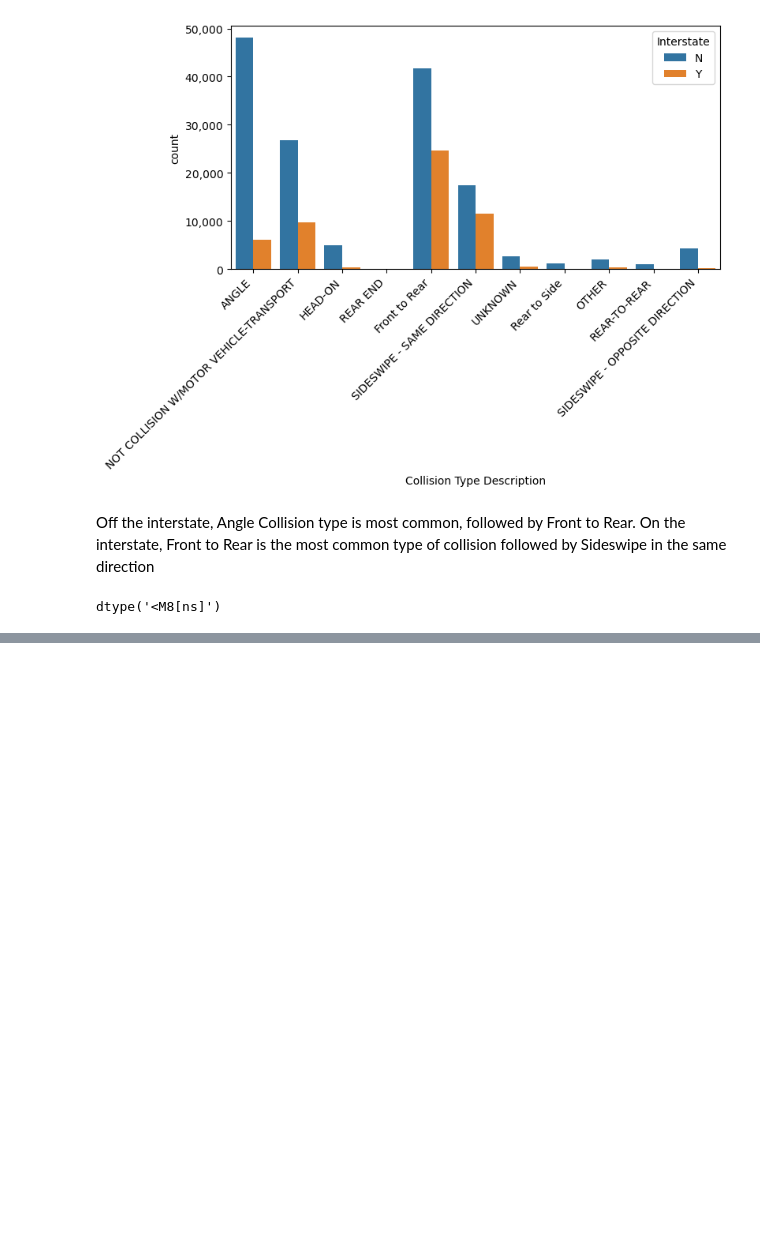
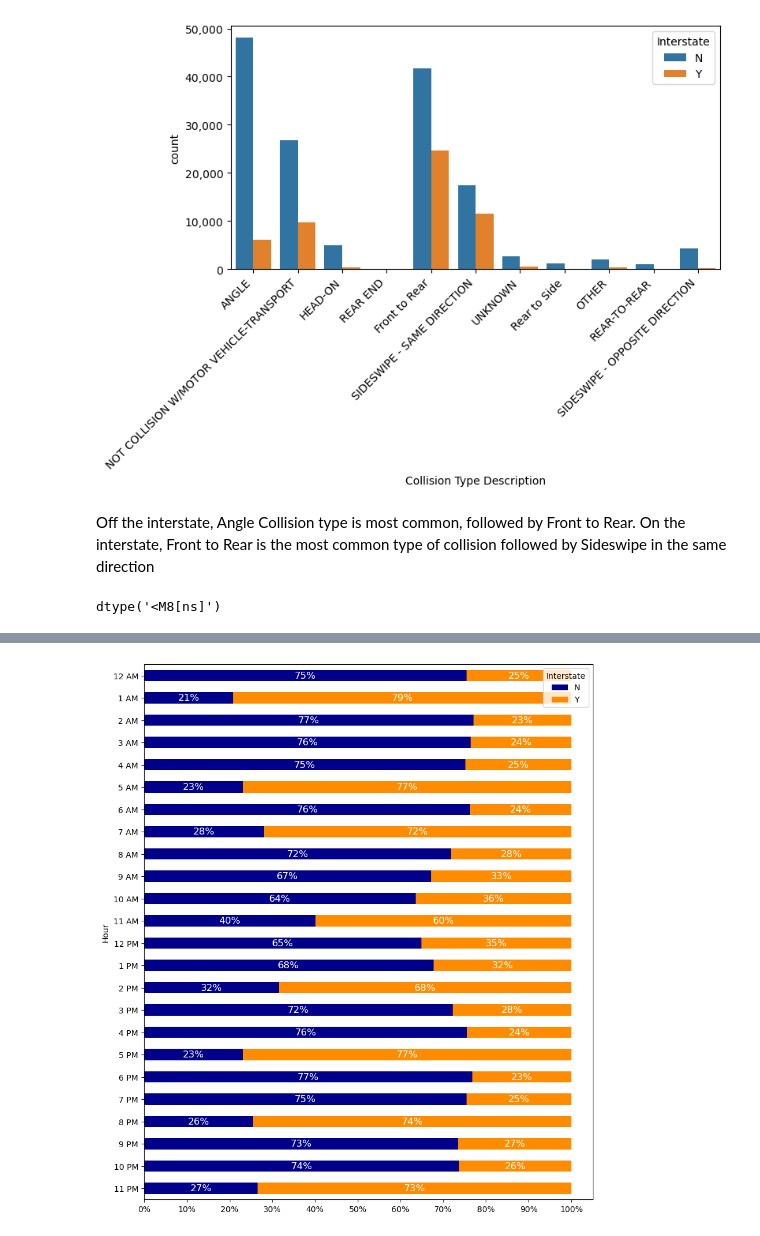
Before and after one commit to essetetsahai/nashville_traffic, a Jupyter notebook: notebooks/traffic_notebook.ipynb, the cells around one changed output, grey strips where cells are left out. Saved outputs shown, nothing was run; the diff lists cells and outputs as text; code cells hidden in the pictures; blank space fills up the shorter version.

```diff
--- a/notebooks/traffic_notebook.ipynb
+++ b/notebooks/traffic_notebook.ipynb
@@ -1220,0 +1227,4 @@ plt.show()
+# %%
+hr_itpv = hr_itp.sort_index(ascending = False).pivot_table(index = 'Hour', columns = 'Interstate', values = 'pct', sort = False)
+#hr_itpv = hr_itpv.reset_index()
+hr_itpv
@@ -1220,0 +1250,29 @@ plt.show()
+# %%
+colors= [ 'darkblue', 'darkorange']
+ax = hr_itpv.plot(kind = 'barh', stacked = True, ylabel = 'Hour', color=colors,  figsize=(10,12))
+xt = np.arange(0, 1.1, 0.1)
+xl = ['{}%'.format(i) for i in np.arange(0,101,10)]
+plt.xticks(xt, xl)
+
+for rect in ax.patches:
+    # Find where everything is located
+    height = rect.get_height()
+    width = rect.get_width()
+    x = rect.get_x()
+    y = rect.get_y()
+
+    # The width of the bar is the data value and can be used as the label
+    label_text = f'{width:.0%}'  # f'{height:.2f}' to format decimal values
+
+    # ax.text(x, y, text)
+    label_x = x + width / 2
+    label_y = y + height / 2
+
+    # plot only when height is greater than specified value
+    if width > 0:
+        ax.text(label_x, label_y, label_text, ha='center', va='center', fontsize=12, color = 'w')
+
+
+plt.show()
+# %% [output]
+[figure, added]
```
Also changed, not shown: parts of 18 cells of this notebook.
